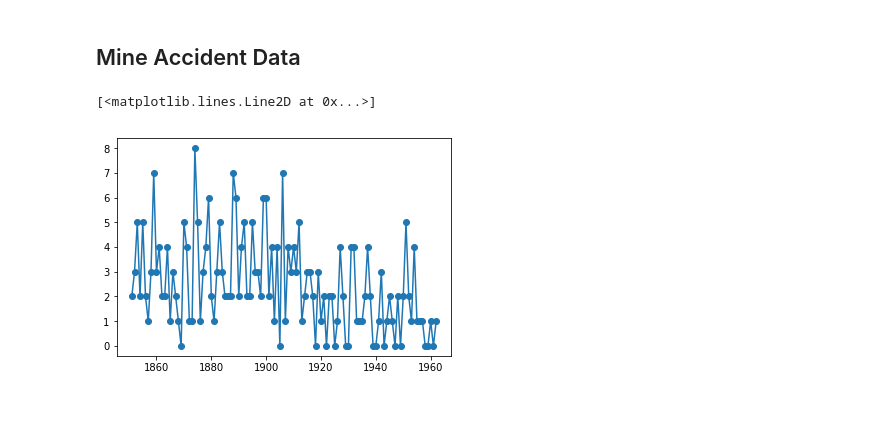
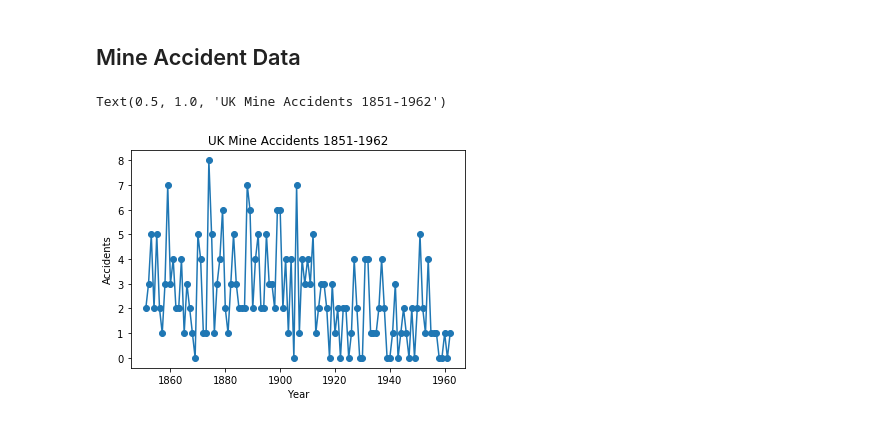
Before and after one commit to ADLeonelli/phys139-final, a Jupyter notebook: phys139_final/phys139_final.ipynb, the cells around one changed output. Saved outputs shown, nothing was run; the diff lists cells and outputs as text; code cells hidden in the pictures.

Commit message:
Adds label to plot.

```diff
--- a/phys139_final/phys139_final.ipynb
+++ b/phys139_final/phys139_final.ipynb
@@ -9,8 +9,11 @@ import pandas as pd
 ## Mine Accident Data
 # %%
 data = pd.read_csv('mine_data.csv')
-# %%
-plt.plot(data.year, data.accidents, '-o')
-# %% [output]
-[<matplotlib.lines.Line2D at 0x...>]
-[figure, removed]
+# %%
+plt.plot('year', 'accidents', '-o', data=data)
+plt.xlabel('Year')
+plt.ylabel('Accidents')
+plt.title('UK Mine Accidents 1851-1962')
+# %% [output]
+Text(0.5, 1.0, 'UK Mine Accidents 1851-1962')
+[figure, added]
```
